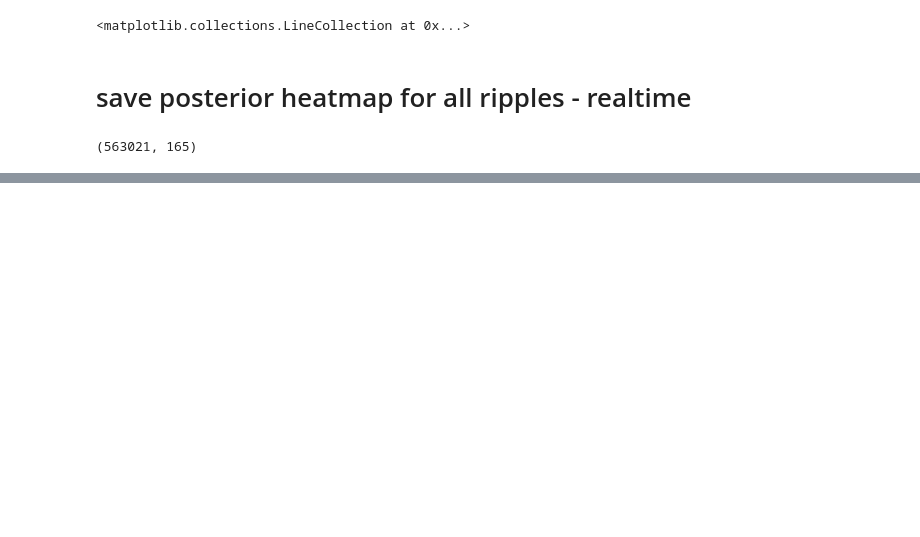
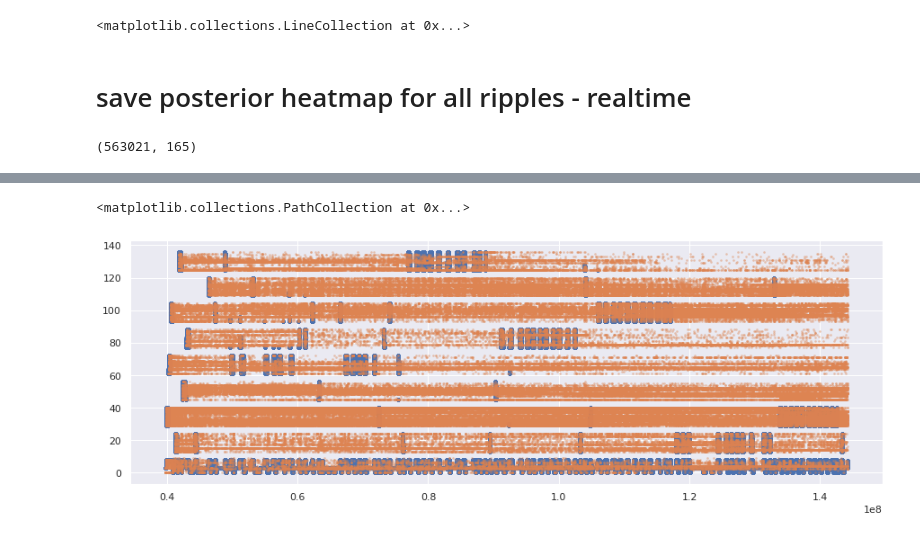
Before and after one commit to trevortknguyen/spykshrk_realtime, a Jupyter notebook: jupyter-notebooks/plot_posterior_realtime.ipynb, the cells around one changed output, grey strips where cells are left out. Saved outputs shown, nothing was run; the diff lists cells and outputs as text; code cells hidden in the pictures; blank space fills up the shorter version.

```diff
--- a/jupyter-notebooks/plot_posterior_realtime.ipynb
+++ b/jupyter-notebooks/plot_posterior_realtime.ipynb
@@ -50,7 +50,11 @@ points.opts(color='k', marker='+', size=10)
 #hdf_file = '/stelmo/mcoulter/bill/raw/20191222/spykshrk_realtime_rec_files/20191222_bill_02_r1_westerlies_streaming.rec_merged.h5'
 
 #1-17, remy day 20, epoch 2, 15 tets, ~1 hour
-hdf_file = '/stelmo/mcoulter/spykshrk_output/greenflash/remy_posterior_sum_1_16_1.rec_merged.h5'
+#hdf_file = '/stelmo/mcoulter/spykshrk_output/greenflash/remy_posterior_sum_1_16_1.rec_merged.h5'
+
+#1-20, remy, day 20 , epoch 2, 15 tets, 100 uV
+hdf_file = '/stelmo/mcoulter/spykshrk_output/greenflash/remy_decoder_15tet_1_20_100uV_decode.rec_merged.h5'
+
 
 store = pd.HDFStore(hdf_file, mode='r')
 # %%
@@ -58,6 +62,7 @@ store = pd.HDFStore(hdf_file, mode='r')
 encoder_data = store['rec_3']
 decoder_data = store['rec_4']
 decoder_missed_spikes = store['rec_5']
+likelihood_data = store['rec_6']
 ripple_data = store['rec_1']
 stim_state = store['rec_10']
 stim_lockout = store['rec_11']
@@ -854,0 +1121,10 @@ for timestamp in stim_lockout[stim_lockout['lockout_state']==1]['timestamp'].val
+# %%
+# remy day 20 epoch 2 realtime - likelihoods
+# 150 uV, 15 tets, no timer
+plt.figure(figsize=(15,5))
+
+plt.scatter(post_error1['timestamp'].values,post_error1['real_pos'].values,s=10)
+plt.scatter(post_error1['timestamp'].values,post_error1['max_position'].values,s=3,alpha=0.3)
+# %% [output]
+<matplotlib.collections.PathCollection at 0x...>
+[figure, added]
```
Also changed, not shown: parts of 17 cells of this notebook, 9 other files.
